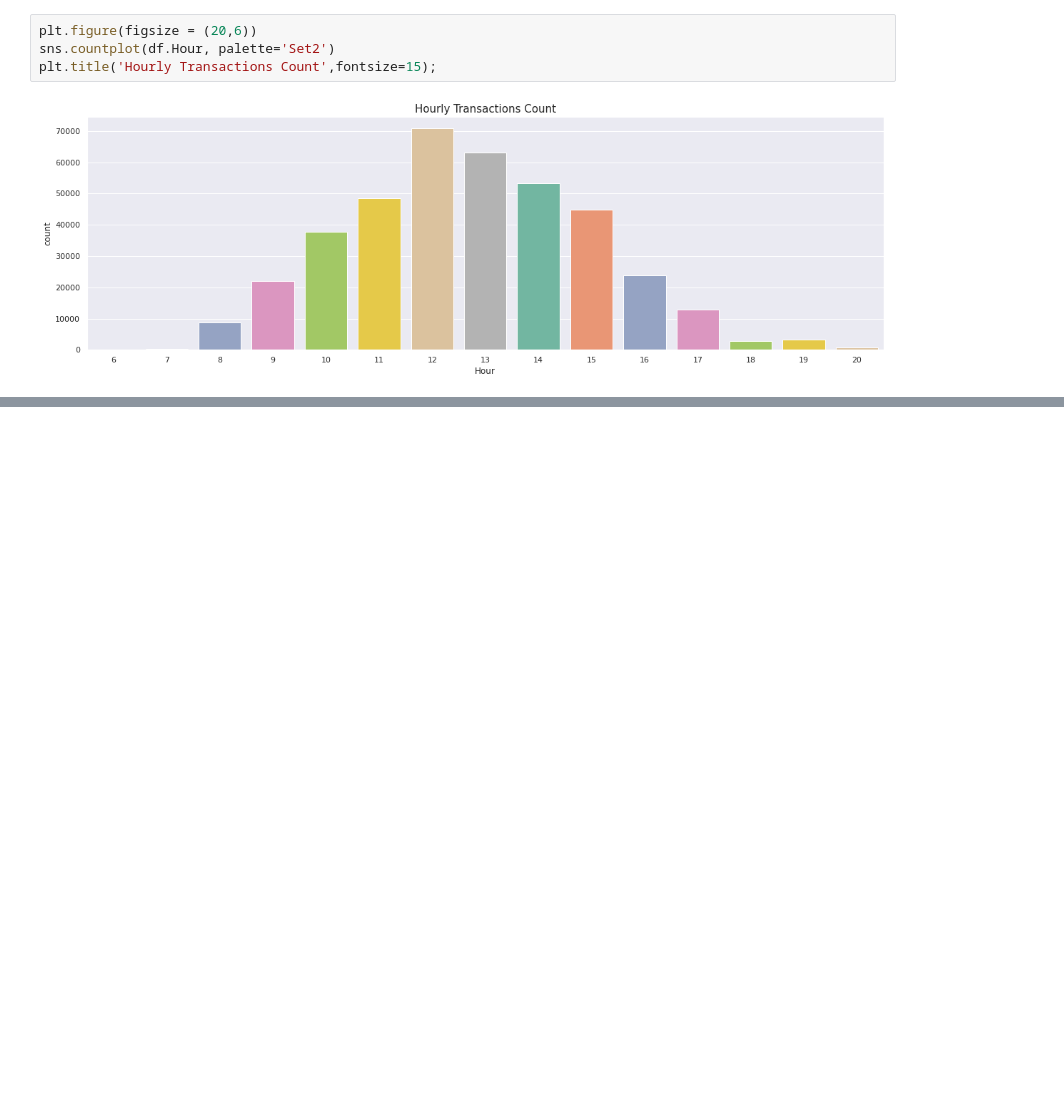
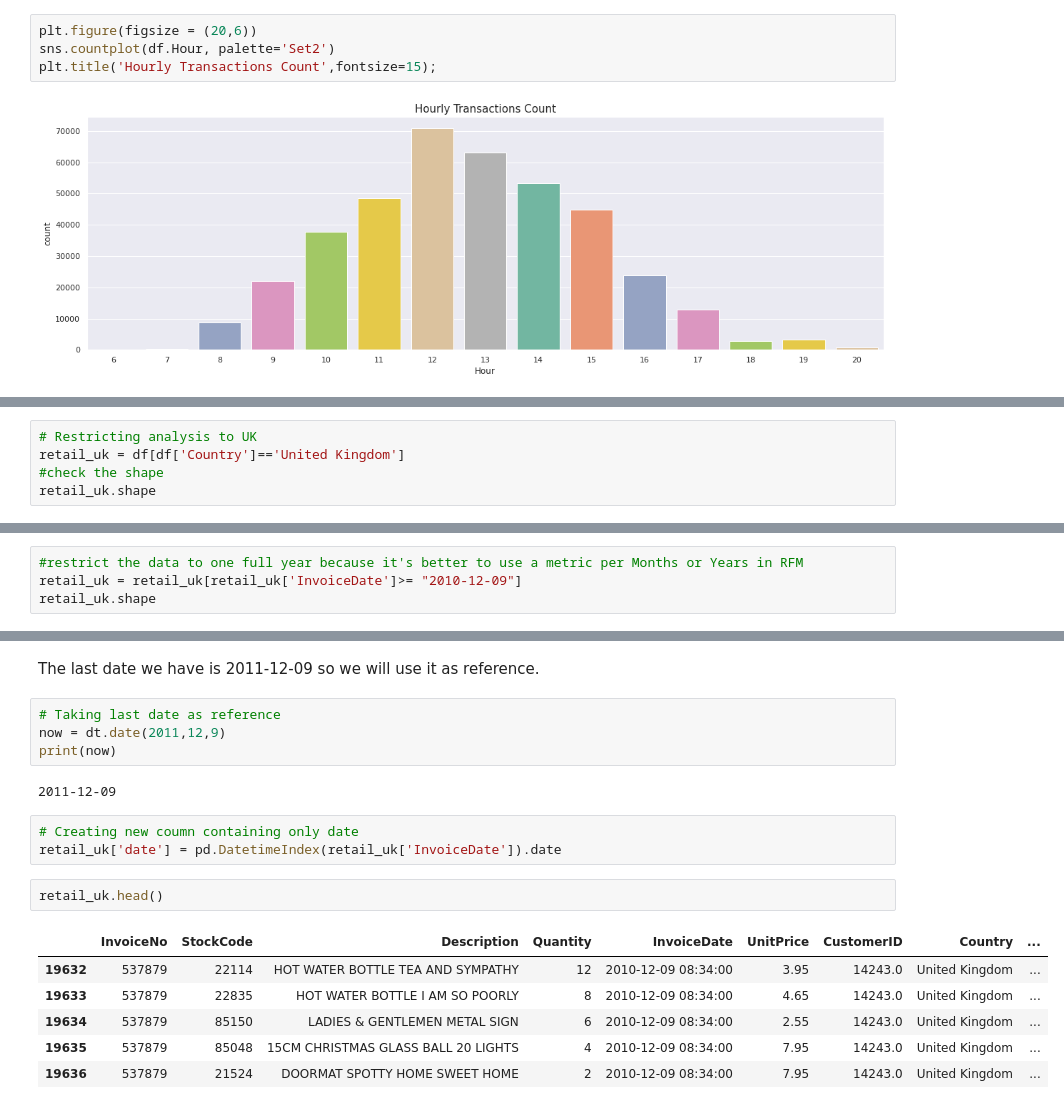
Before and after one commit to vivek16pawar/Customer-Segmentation, a Jupyter notebook: Online_Retail_Customer_Segmentation_Capstone_Project.ipynb, the cells around one changed output, grey strips where cells are left out. Cells and saved outputs as stored; diff of their text form; blank space fills up the shorter version.

```diff
--- a/Online_Retail_Customer_Segmentation_Capstone_Project.ipynb
+++ b/Online_Retail_Customer_Segmentation_Capstone_Project.ipynb
@@ -239,0 +258,5 @@ plt.title('Hourly Transactions Count',fontsize=15);
+# %%
+# Restricting analysis to UK
+retail_uk = df[df['Country']=='United Kingdom']
+#check the shape
+retail_uk.shape
@@ -239,0 +265,4 @@ plt.title('Hourly Transactions Count',fontsize=15);
+# %%
+#restrict the data to one full year because it's better to use a metric per Months or Years in RFM
+retail_uk = retail_uk[retail_uk['InvoiceDate']>= "2010-12-09"]
+retail_uk.shape
@@ -239,0 +294,20 @@ plt.title('Hourly Transactions Count',fontsize=15);
+# %% [markdown]
+The last date we have is 2011-12-09 so we will use it as reference.
+# %%
+# Taking last date as reference
+now = dt.date(2011,12,9)
+print(now)
+# %% [output]
+2011-12-09
+# %%
+# Creating new coumn containing only date
+retail_uk['date'] = pd.DatetimeIndex(retail_uk['InvoiceDate']).date
+# %%
+retail_uk.head()
+# %% [output]
+|  | InvoiceNo | StockCode | Description | Quantity | InvoiceDate | UnitPrice | CustomerID | Country | ... |
+| 19632 | 537879 | 22114 | HOT WATER BOTTLE TEA AND SYMPATHY | 12 | 2010-12-09 08:34:00 | 3.95 | 14243.0 | United Kingdom | ... |
+| 19633 | 537879 | 22835 | HOT WATER BOTTLE I AM SO POORLY | 8 | 2010-12-09 08:34:00 | 4.65 | 14243.0 | United Kingdom | ... |
+| 19634 | 537879 | 85150 | LADIES & GENTLEMEN METAL SIGN | 6 | 2010-12-09 08:34:00 | 2.55 | 14243.0 | United Kingdom | ... |
+| 19635 | 537879 | 85048 | 15CM CHRISTMAS GLASS BALL 20 LIGHTS | 4 | 2010-12-09 08:34:00 | 7.95 | 14243.0 | United Kingdom | ... |
+| 19636 | 537879 | 21524 | DOORMAT SPOTTY HOME SWEET HOME | 2 | 2010-12-09 08:34:00 | 7.95 | 14243.0 | United Kingdom | ... |
```
Also changed, not shown: parts of 23 cells of this notebook.
